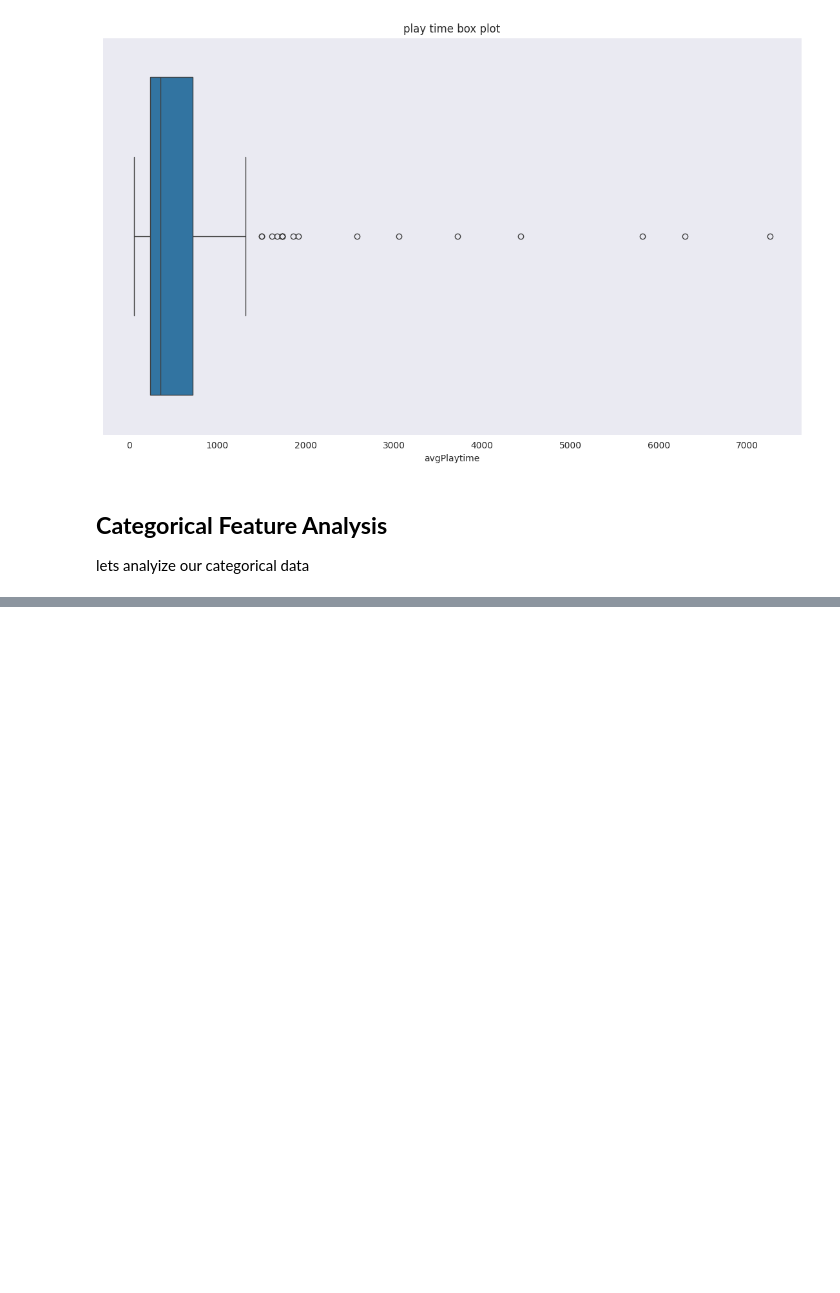
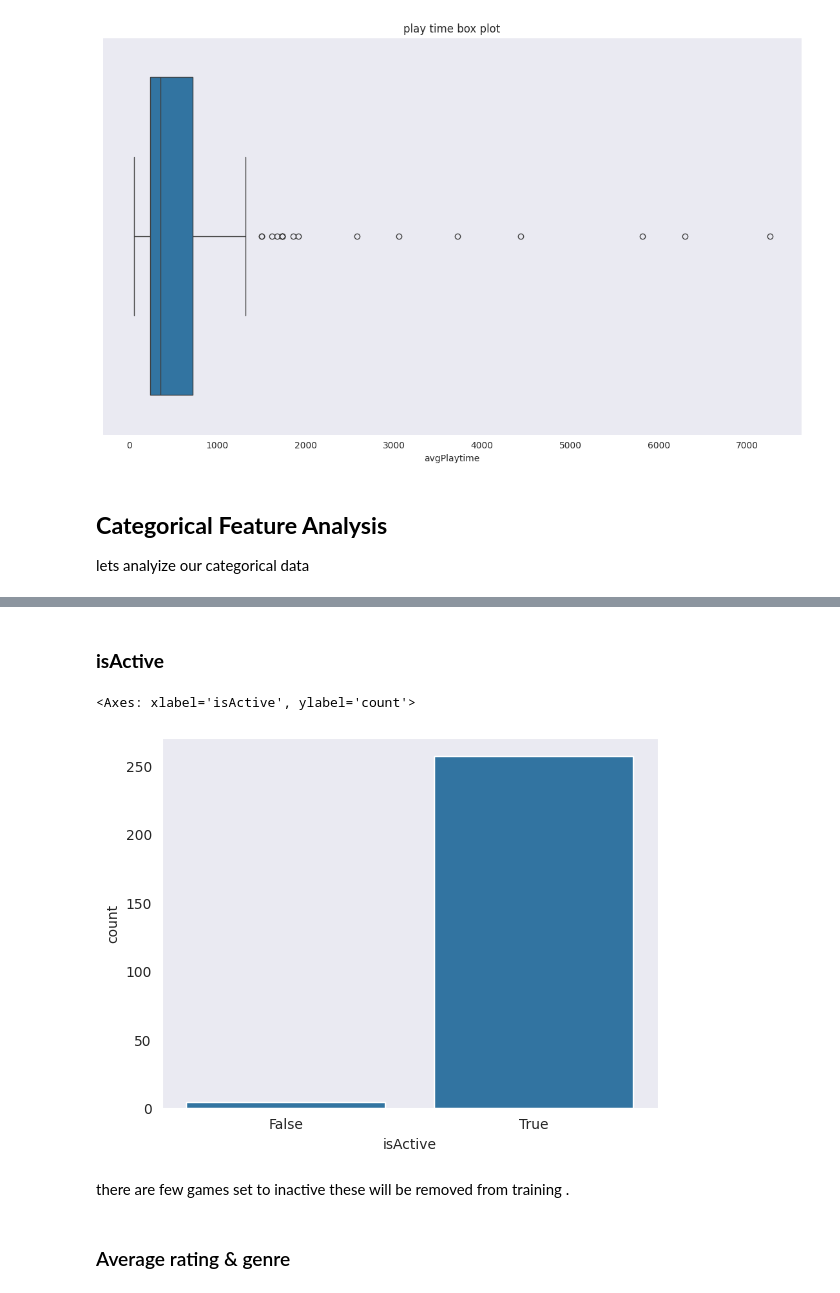
Before and after one commit to Shruthikshetty/media-logger-recommender, a Jupyter notebook: training_notebooks/games_recommendation_model.ipynb, the cells around one changed output, grey strips where cells are left out. Drawn from its saved outputs; the diff is of its cells as text; code cells hidden in the pictures; blank space fills up the shorter version.

```diff
--- a/training_notebooks/games_recommendation_model.ipynb
+++ b/training_notebooks/games_recommendation_model.ipynb
@@ -222,0 +354,12 @@ lets analyize our categorical data
+# %% [markdown]
+### **isActive**
+# %%
+# lest check active and non active
+sns.countplot(x= "isActive" , data = games_df )
+# %% [output]
+<Axes: xlabel='isActive', ylabel='count'>
+[figure, added]
+# %% [markdown]
+there are few games set to inactive these will be removed from training .
+# %% [markdown]
+### Average rating & genre
```
Also changed, not shown: parts of 59 cells of this notebook, 1 other file.
